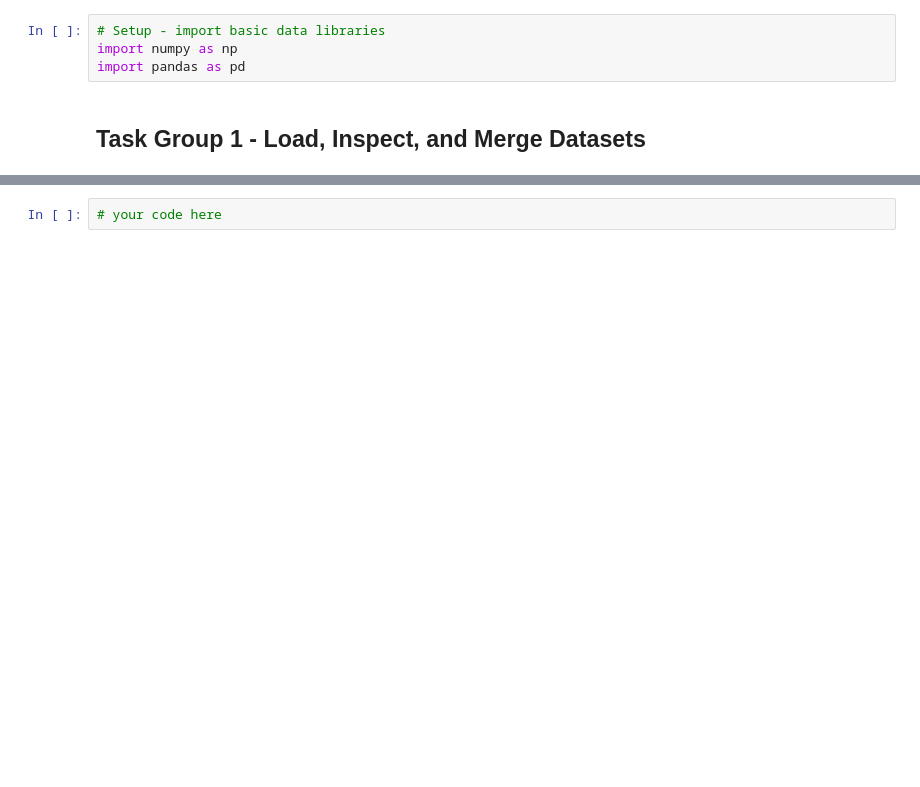
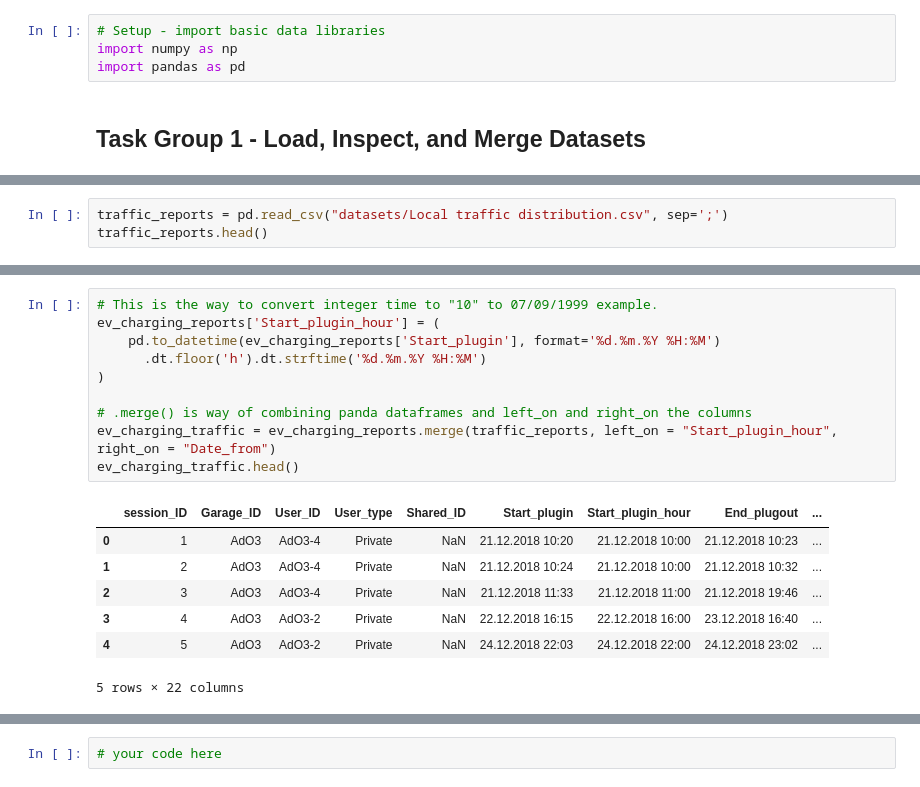
Before and after one commit to plewis3323/Summer_26, a Jupyter notebook: Summer_Space_Notes/Summer_26/AI_ML_Folder/workspace_exercies/Codecadamy/Intro_NN_pytorch_proj/Intro_NN_pytorch.ipynb, the cells around one changed output, grey strips where cells are left out. Drawn from its saved outputs; the diff is of its cells as text; blank space fills up the shorter version.

```diff
--- a/Summer_Space_Notes/Summer_26/AI_ML_Folder/workspace_exercies/Codecadamy/Intro_NN_pytorch_proj/Intro_NN_pytorch.ipynb
+++ b/Summer_Space_Notes/Summer_26/AI_ML_Folder/workspace_exercies/Codecadamy/Intro_NN_pytorch_proj/Intro_NN_pytorch.ipynb
@@ -37,0 +70,3 @@ plug-in / plug-out times, charging loads, and session dates.
+# %%
+traffic_reports = pd.read_csv("datasets/Local traffic distribution.csv", sep=';')
+traffic_reports.head()
@@ -37,0 +99,18 @@ plug-in / plug-out times, charging loads, and session dates.
+# %%
+# This is the way to convert integer time to "10" to 07/09/1999 example.
+ev_charging_reports['Start_plugin_hour'] = (
+    pd.to_datetime(ev_charging_reports['Start_plugin'], format='%d.%m.%Y %H:%M')
+      .dt.floor('h').dt.strftime('%d.%m.%Y %H:%M')
+)
+
+# .merge() is way of combining panda dataframes and left_on and right_on the columns
+ev_charging_traffic = ev_charging_reports.merge(traffic_reports, left_on = "Start_plugin_hour", right_on = "Date_from")
+ev_charging_traffic.head()
+# %% [output]
+|  | session_ID | Garage_ID | User_ID | User_type | Shared_ID | Start_plugin | Start_plugin_hour | End_plugout | ... |
+| 0 | 1 | AdO3 | AdO3-4 | Private | NaN | 21.12.2018 10:20 | 21.12.2018 10:00 | 21.12.2018 10:23 | ... |
+| 1 | 2 | AdO3 | AdO3-4 | Private | NaN | 21.12.2018 10:24 | 21.12.2018 10:00 | 21.12.2018 10:32 | ... |
+| 2 | 3 | AdO3 | AdO3-4 | Private | NaN | 21.12.2018 11:33 | 21.12.2018 11:00 | 21.12.2018 19:46 | ... |
+| 3 | 4 | AdO3 | AdO3-2 | Private | NaN | 22.12.2018 16:15 | 22.12.2018 16:00 | 23.12.2018 16:40 | ... |
+| 4 | 5 | AdO3 | AdO3-2 | Private | NaN | 24.12.2018 22:03 | 24.12.2018 22:00 | 24.12.2018 23:02 | ... |
+5 rows × 22 columns
```
Also changed, not shown: parts of 71 cells of this notebook, 2 other files.
